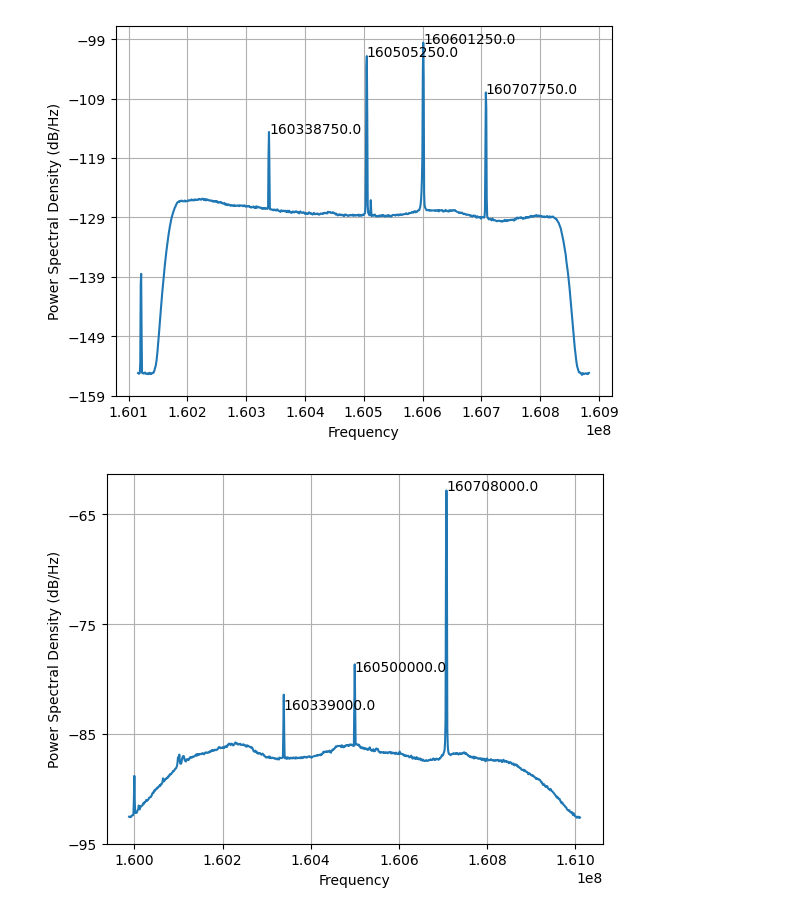
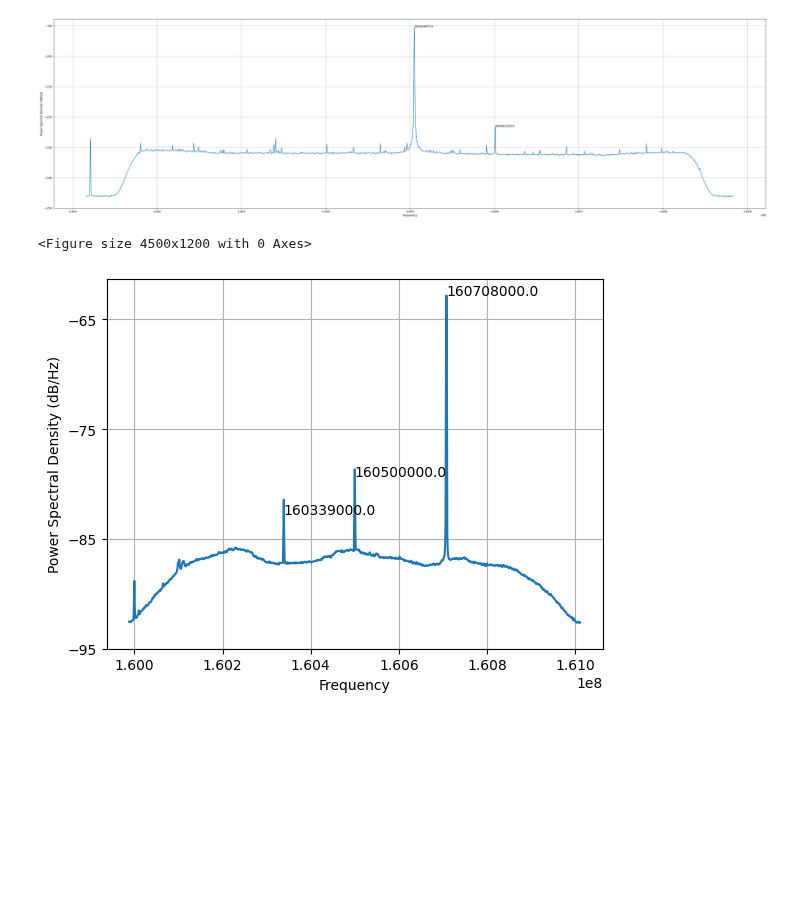
Before and after one commit to bigalnz/test_fft, a Jupyter notebook: notebooks/psd_airspy.ipynb, the cells around one changed output. Drawn from its saved outputs; the diff is of its cells as text; code cells hidden in the pictures; blank space fills up the shorter version.

Commit message:
Plots for weak signals

```diff
--- a/notebooks/psd_airspy.ipynb
+++ b/notebooks/psd_airspy.ipynb
@@ -1,25 +1,29 @@
 # %%
 from scipy.io import wavfile
 from scipy import signal
 import numpy as np
 from matplotlib import pyplot as plt
 
 #samples = wavfile.read('../data/test_airspyhf.raw')
-samples = np.fromfile('../data/test_airspyhf.fc32', dtype=np.complex64)
+#samples = np.fromfile('../data/test_airspyhf.fc32', dtype=np.complex64)
+samples = np.fromfile('../data/test_range_1.raw', dtype=np.complex64)
 sample_rate = 768000
 center_freq = 160500000
 size = len(samples)
 x = samples
 
 fft_freqs = np.linspace(sample_rate / -2, sample_rate / 2, 1024) + center_freq
-psd = plt.psd(x, NFFT=1024, Fs=768000, Fc=160500000)
-peaks = signal.find_peaks(psd[0], prominence=0.000000000001)
+plt.figure(figsize=(45,12))
+psd = plt.psd(x, NFFT=2048, Fs=768000, Fc=160500000)
+peaks = signal.find_peaks(psd[0], prominence=0.00000000000005)
 for peak, prominence in zip(peaks[0], peaks[1]["prominences"]):
-    peak_freq =  ((peak/1024)*sample_rate) + (center_freq-(sample_rate/2))
+    peak_freq =  ((peak/2048)*sample_rate) + (center_freq-(sample_rate/2))
     plt.annotate(peak_freq, xy=( peak_freq , 10 * np.log10(prominence)))
+plt.figure(figsize=(45,12))
 plt.show()
 # %% [output]
-[figure, old version]
+[figure, new version]
+<Figure size 4500x1200 with 0 Axes>
 # %%
 from scipy.io import wavfile
 from scipy import signal
```
Also changed, not shown: parts of 3 cells of this notebook, 1 other file.
